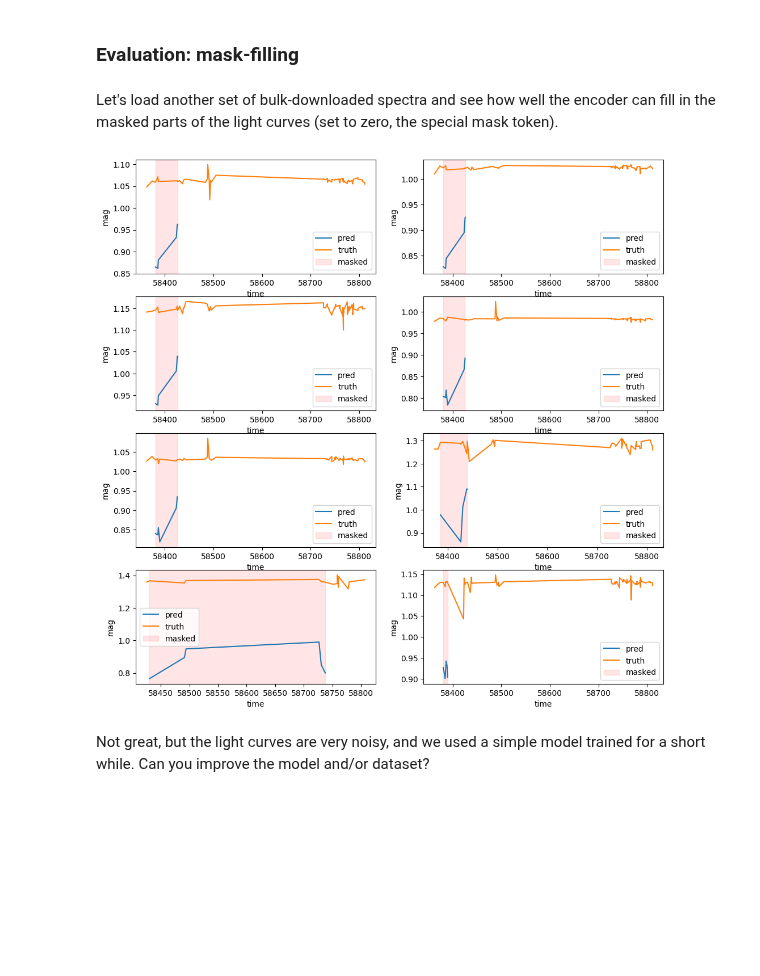
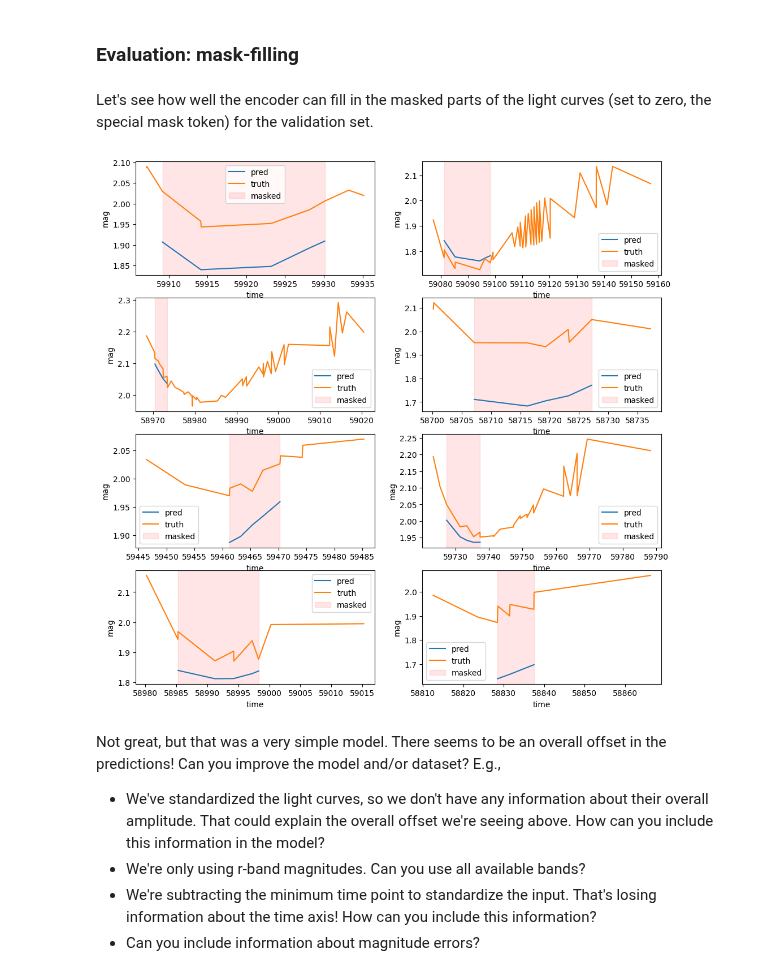
Before and after one commit to ThomasHelfer/multimodal-supernovae, a Jupyter notebook: multimodal_ssl/notebooks/02_ssl_lightcurve_encoder_bts.ipynb, the cells around one changed output. Cells and saved outputs as stored; diff of their text form; code cells hidden in the pictures; blank space fills up the shorter version.

```diff
--- a/multimodal_ssl/notebooks/02_ssl_lightcurve_encoder_bts.ipynb
+++ b/multimodal_ssl/notebooks/02_ssl_lightcurve_encoder_bts.ipynb
@@ -288,10 +298,10 @@ class MaskedLightCurveEncoder(pl.LightningModule):
         return loss
 # %%
-mlce = MaskedLightCurveEncoder(f_mask=0.1, lr=6e-4, transformer_kwargs={"n_out":1, "emb":128, "heads":4, "depth":8})
+mlce = MaskedLightCurveEncoder(f_mask=0.15, lr=6e-4, transformer_kwargs={"n_out":1, "emb":256, "heads":4, "depth":12, "dropout":0.02})
 # %%
 from torch.utils.data import TensorDataset, DataLoader, random_split
 
-val_fraction = 0.
+val_fraction = 0.05
 batch_size = 64
 n_samples_val = int(val_fraction * mag.shape[0])
 
@@ -325,4 +333,6 @@ LOCAL_RANK: 0 - CUDA_VISIBLE_DEVICES: [0,1,2,3,4,5,6,7]
 # %% [markdown]
 ### Evaluation: mask-filling
+# %%
+mlce = mlce.eval()
 # %% [markdown]
-Let's load another set of bulk-downloaded spectra and see how well the encoder can fill in the masked parts of the light curves (set to zero, the special mask token).
+Let's see how well the encoder can fill in the masked parts of the light curves (set to zero, the special mask token) for the validation set.
@@ -343,36 +339,42 @@ mag_test = (mag_test - mag_mean) / mag_std
+# %%
+mag_test, time_test, mask_test = next(iter(val_loader))
 # %%
 fig, ax = plt.subplots(4, 2, figsize=(12, 12))
 
 for i in range(4):
     for j in range(2):
         ii = i * 2 + j
 
         fill_min, fill_max = 2, 7  # Mask out observations from fill_min to fill_max
         mask_tofill = mask_test[ii:ii + 1].clone()
         mask_tofill[:, fill_min:fill_max + 1] = False
 
         # Remove zero-padded, masked out elements
         mag_truth = mag_test[ii:ii + 1].clone()[mask_test[ii:ii + 1]]
         mag_test_in = mag_test[ii:ii + 1].clone()[mask_test[ii:ii + 1]]
-        hmjd_test_in = hmjd_test[ii:ii + 1].clone()[mask_test[ii:ii + 1]]
+        time_test_in = time_test[ii:ii + 1].clone()[mask_test[ii:ii + 1]]
 
         mag_test_in[fill_min:fill_max + 1] = 0
 
-        mag_pred = mlce(mag_test_in[None, ...], hmjd_test_in[None, ...],)[0, :, 0].detach().numpy()[fill_min:fill_max + 1]
+        mag_pred = mlce(mag_test_in[None, ...], time_test_in[None, ...],)[0, :, 0].detach().numpy()[fill_min:fill_max + 1]
 
-        ax[i, j].plot(hmjd_test_in[fill_min:fill_max + 1], mag_pred, label='pred')
-        ax[i, j].plot(hmjd_test_in, mag_truth, label='truth')
+        ax[i, j].plot(time_test_in[fill_min:fill_max + 1], mag_pred, label='pred')
+        ax[i, j].plot(time_test_in, mag_truth, label='truth')
 
         # Mark the masked observations; if fill_[min/max] is bigger than the number of observations, make it the length of the observations
-        fill_min = min(fill_min, len(hmjd_test_in) - 1)
-        fill_max = min(fill_max, len(hmjd_test_in) - 1)
+        fill_min = min(fill_min, len(time_test_in) - 1)
+        fill_max = min(fill_max, len(time_test_in) - 1)
 
-        ax[i, j].axvspan(hmjd_test_in[fill_min], hmjd_test_in[fill_max], alpha=0.1, color='red', label='masked')
+        ax[i, j].axvspan(time_test_in[fill_min], time_test_in[fill_max], alpha=0.1, color='red', label='masked')
         ax[i, j].legend()
 
         ax[i, j].set_xlabel('time')
         ax[i, j].set_ylabel('mag')
 # %% [output]
-[figure, old version]
+[figure, new version]
-# %% [markdown]
-Not great, but the light curves are very noisy, and we used a simple model trained for a short while. Can you improve the model and/or dataset?
+# %% [markdown]
+Not great, but that was a very simple model. There seems to be an overall offset in the predictions! Can you improve the model and/or dataset? E.g.,
+- We've standardized the light curves, so we don't have any information about their overall amplitude. That could explain the overall offset we're seeing above. How can you include this information in the model?
+- We're only using r-band magnitudes. Can you use all available bands?
+- We're subtracting the minimum time point to standardize the input. That's losing information about the time axis! How can you include this information?
+- Can you include information about magnitude errors?
```
Also changed, not shown: parts of 9 cells of this notebook, 3 other files.
